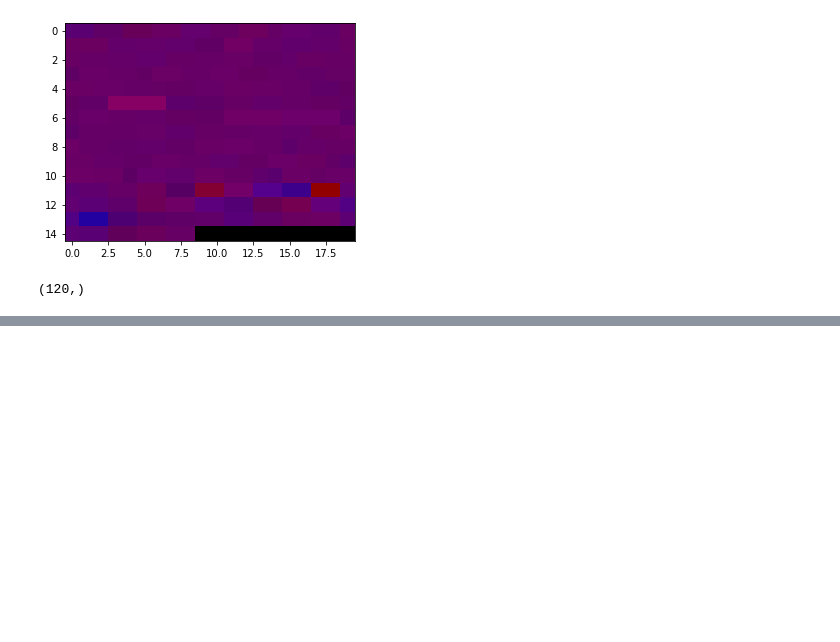
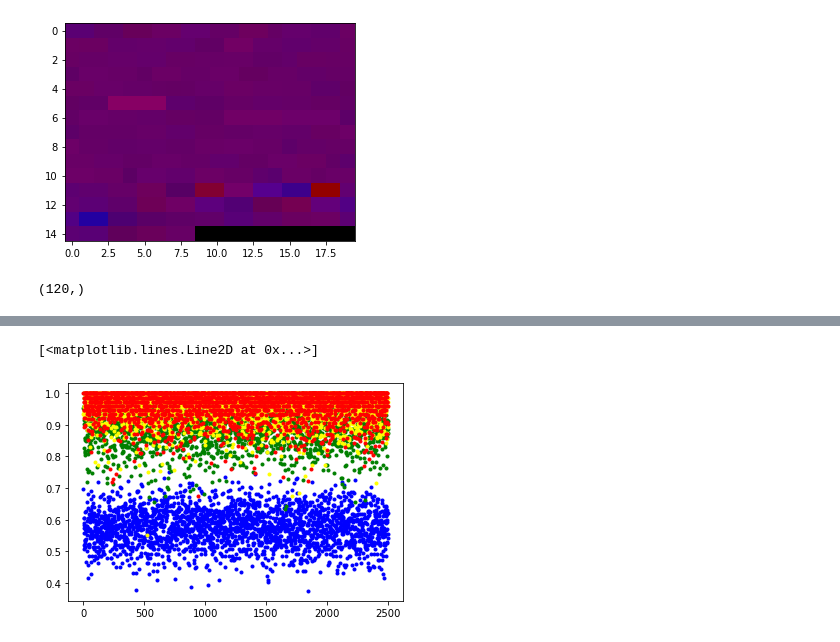
Before and after one commit to hajaalin/n_track_ML, a Jupyter notebook: notebooks/load_acc_train_index.ipynb, the cells around one changed output, grey strips where cells are left out. Cells and saved outputs as stored; diff of their text form; code cells hidden in the pictures; blank space fills up the shorter version.

Commit message:
add plots about fold accuracy

```diff
--- a/notebooks/load_acc_train_index.ipynb
+++ b/notebooks/load_acc_train_index.ipynb
@@ -198,0 +206,13 @@ ish.shape
+# %%
+accarr = np.array(load_accuracy_list)
+a1 = accarr[0:9999:4]
+a2 = accarr[1:9999:4]
+a3 = accarr[2:9999:4]
+a4 = accarr[3:9999:4]
+plt.plot(a1,'.', color='blue')
+plt.plot(a2,'.', color='green')
+plt.plot(a3,'.', color='yellow')
+plt.plot(a4,'.', color='red')
+# %% [output]
+[<matplotlib.lines.Line2D at 0x...>]
+[figure, added]
```
Also changed, not shown: parts of 9 cells of this notebook.
